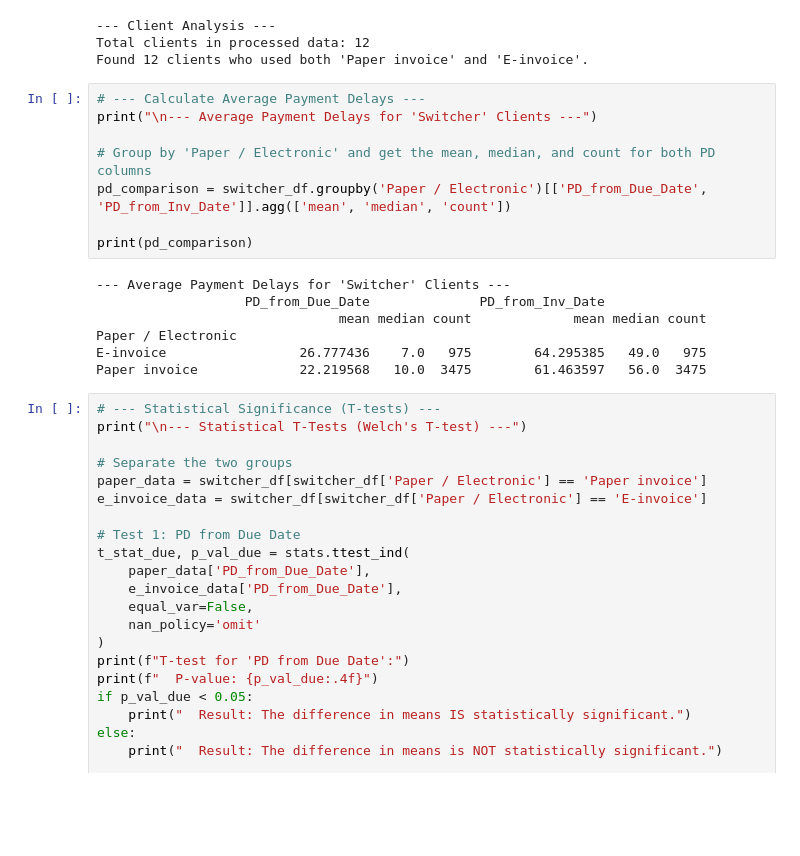
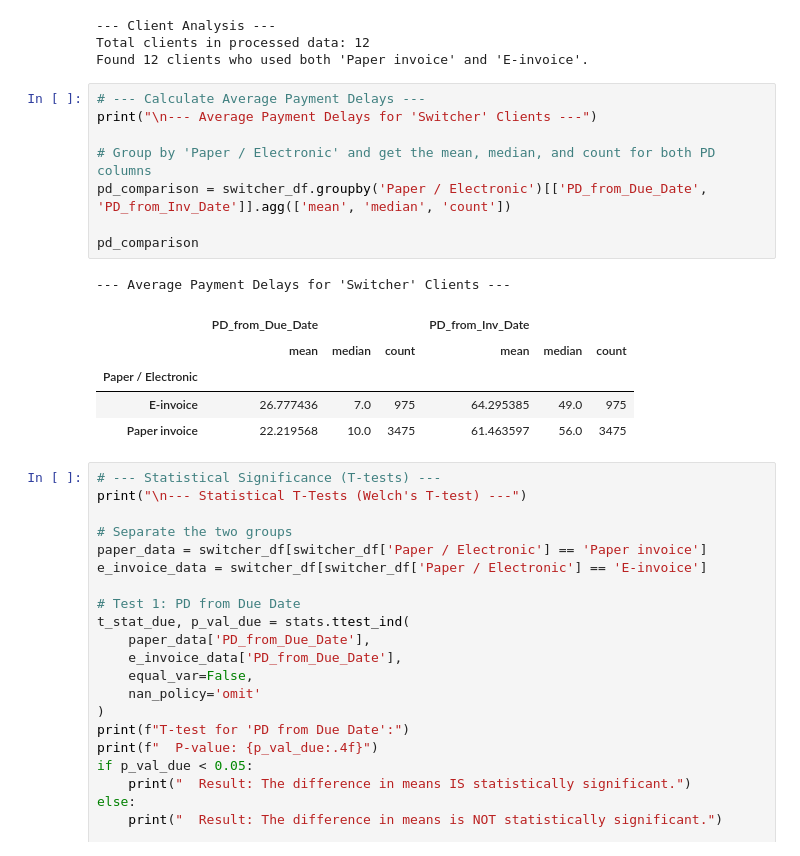
Before and after one commit to sm4ck717/Data-Crunching-Problem, a Jupyter notebook: analysis.ipynb, the cells around one changed output. Saved outputs shown, nothing was run; the diff lists cells and outputs as text; blank space fills up the shorter version.

```diff
--- a/analysis.ipynb
+++ b/analysis.ipynb
@@ -137,18 +143,18 @@ Found 12 clients who used both 'Paper invoice' and 'E-invoice'.
 # %%
 # --- Calculate Average Payment Delays ---
 print("\n--- Average Payment Delays for 'Switcher' Clients ---")
 
 # Group by 'Paper / Electronic' and get the mean, median, and count for both PD columns
 pd_comparison = switcher_df.groupby('Paper / Electronic')[['PD_from_Due_Date', 'PD_from_Inv_Date']].agg(['mean', 'median', 'count'])
 
-print(pd_comparison)
+pd_comparison
 # %% [output]
 --- Average Payment Delays for 'Switcher' Clients ---
-                   PD_from_Due_Date              PD_from_Inv_Date
-                               mean median count             mean median count
-Paper / Electronic
-E-invoice                 26.777436    7.0   975        64.295385   49.0   975
-Paper invoice             22.219568   10.0  3475        61.463597   56.0  3475
+|  | PD_from_Due_Date |  |  | PD_from_Inv_Date |  |  |
+|  | mean | median | count | mean | median | count |
+| Paper / Electronic |  |  |  |  |  |  |
+| E-invoice | 26.777436 | 7.0 | 975 | 64.295385 | 49.0 | 975 |
+| Paper invoice | 22.219568 | 10.0 | 3475 | 61.463597 | 56.0 | 3475 |
 # %%
 # --- Statistical Significance (T-tests) ---
 print("\n--- Statistical T-Tests (Welch's T-test) ---")
```
Also changed, not shown: parts of 3 cells of this notebook, 7 other files.
